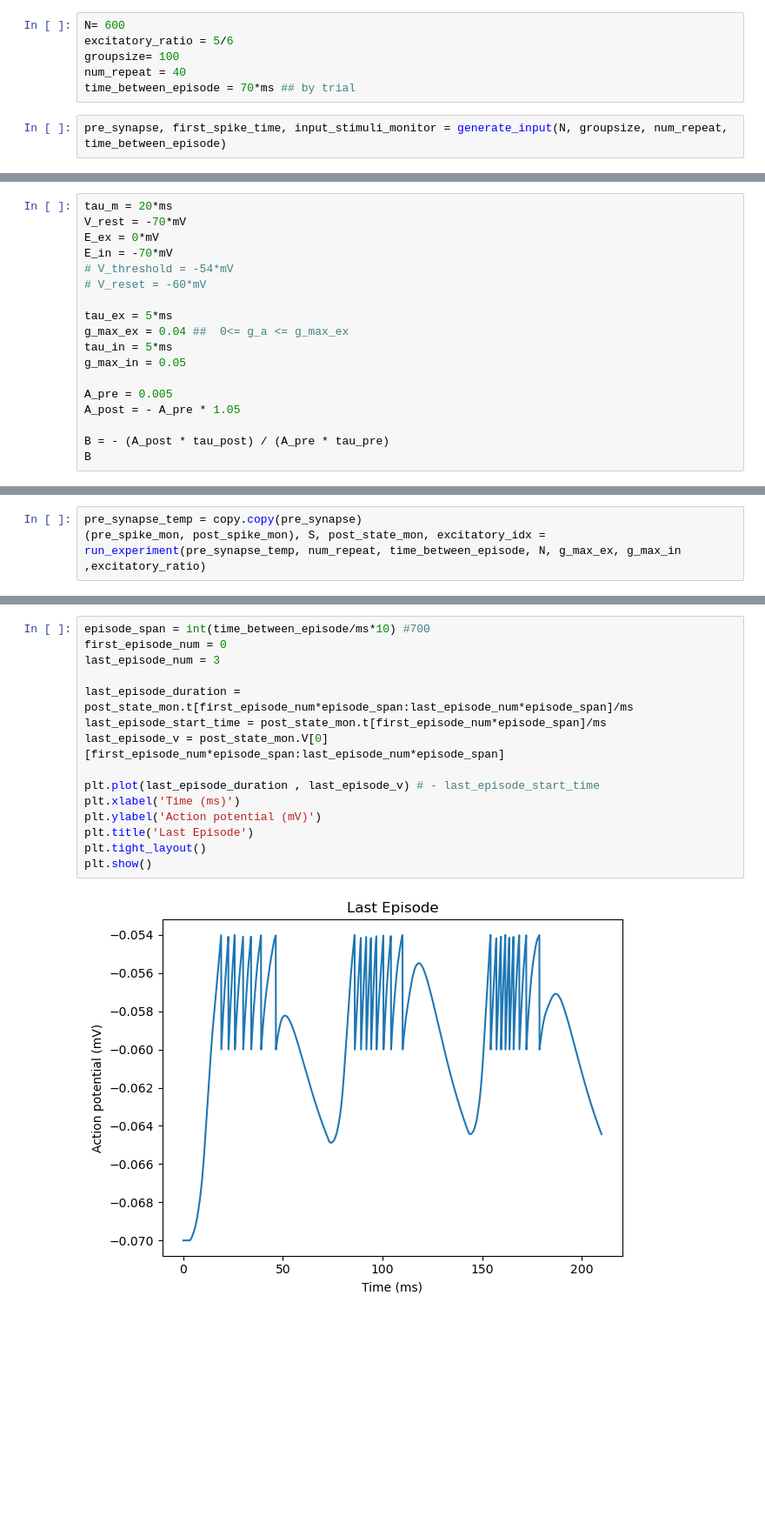
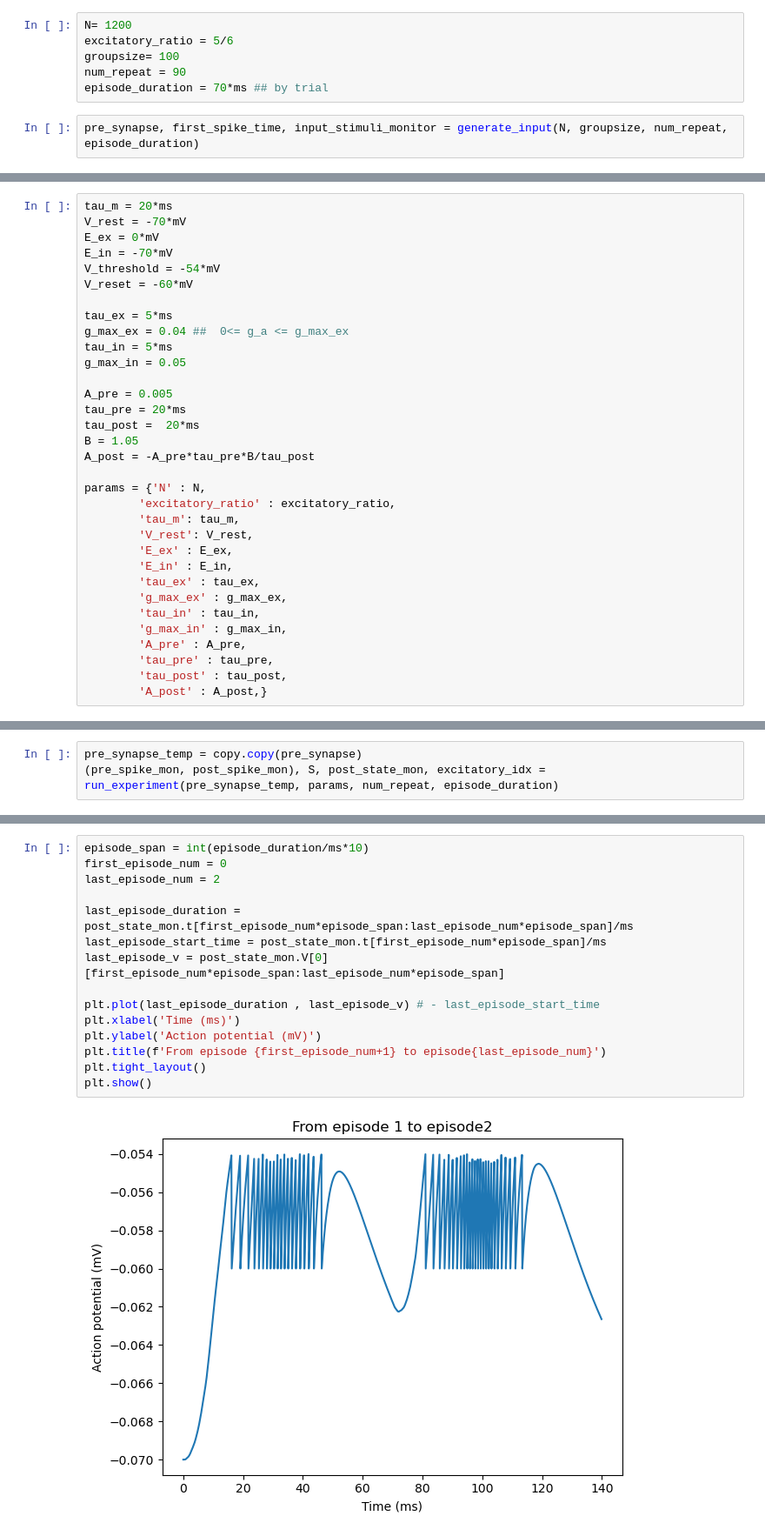
Before and after one commit to mehranfaraji/neuro4ml, a Jupyter notebook: week4-exercise.ipynb, the cells around one changed output, grey strips where cells are left out. Shown at 87% size. Cells and saved outputs as stored; diff of their text form; blank space fills up the shorter version.

```diff
--- a/week4-exercise.ipynb
+++ b/week4-exercise.ipynb
@@ -170,10 +172,10 @@ def plot_experiment(file_name, display):
     if not display:
         plt.close()
 # %%
-N= 600
+N= 1200
 excitatory_ratio = 5/6
 groupsize= 100
-num_repeat = 40
-time_between_episode = 70*ms ## by trial
+num_repeat = 90
+episode_duration = 70*ms ## by trial
 # %%
-pre_synapse, first_spike_time, input_stimuli_monitor = generate_input(N, groupsize, num_repeat, time_between_episode)
+pre_synapse, first_spike_time, input_stimuli_monitor = generate_input(N, groupsize, num_repeat, episode_duration)
@@ -182,8 +192,8 @@ tau_m = 20*ms
 V_rest = -70*mV
 E_ex = 0*mV
 E_in = -70*mV
-# V_threshold = -54*mV
-# V_reset = -60*mV
+V_threshold = -54*mV
+V_reset = -60*mV
 
 tau_ex = 5*ms
 g_max_ex = 0.04 ##  0<= g_a <= g_max_ex
@@ -191,7 +201,22 @@ tau_in = 5*ms
 g_max_in = 0.05
 
 A_pre = 0.005
-A_post = - A_pre * 1.05
+tau_pre = 20*ms
+tau_post =  20*ms
+B = 1.05
+A_post = -A_pre*tau_pre*B/tau_post
 
-B = - (A_post * tau_post) / (A_pre * tau_pre)
-B
+params = {'N' : N,
+        'excitatory_ratio' : excitatory_ratio,
+        'tau_m': tau_m,
+        'V_rest': V_rest,
+        'E_ex' : E_ex,
+        'E_in' : E_in,
+        'tau_ex' : tau_ex,
+        'g_max_ex' : g_max_ex,
+        'tau_in' : tau_in,
+        'g_max_in' : g_max_in,
+        'A_pre' : A_pre,
+        'tau_pre' : tau_pre,
+        'tau_post' : tau_post,
+        'A_post' : A_post,}
@@ -200,4 +223,4 @@ B
 # %%
 pre_synapse_temp = copy.copy(pre_synapse)
-(pre_spike_mon, post_spike_mon), S, post_state_mon, excitatory_idx = run_experiment(pre_synapse_temp, num_repeat, time_between_episode, N, g_max_ex, g_max_in ,excitatory_ratio)
+(pre_spike_mon, post_spike_mon), S, post_state_mon, excitatory_idx = run_experiment(pre_synapse_temp, params, num_repeat, episode_duration)
 # %%
@@ -207,17 +230,17 @@ plot_experiment(file_name=None, display=True)
 # %%
-episode_span = int(time_between_episode/ms*10) #700
+episode_span = int(episode_duration/ms*10)
 first_episode_num = 0
-last_episode_num = 3
+last_episode_num = 2
 
 last_episode_duration = post_state_mon.t[first_episode_num*episode_span:last_episode_num*episode_span]/ms
 last_episode_start_time = post_state_mon.t[first_episode_num*episode_span]/ms
 last_episode_v = post_state_mon.V[0][first_episode_num*episode_span:last_episode_num*episode_span]
 
 plt.plot(last_episode_duration , last_episode_v) # - last_episode_start_time
 plt.xlabel('Time (ms)')
 plt.ylabel('Action potential (mV)')
-plt.title('Last Episode')
+plt.title(f'From episode {first_episode_num+1} to episode{last_episode_num}')
 plt.tight_layout()
 plt.show()
 # %% [output]
-[figure, old version]
+[figure, new version]
```
Also changed, not shown: parts of 46 cells of this notebook.
